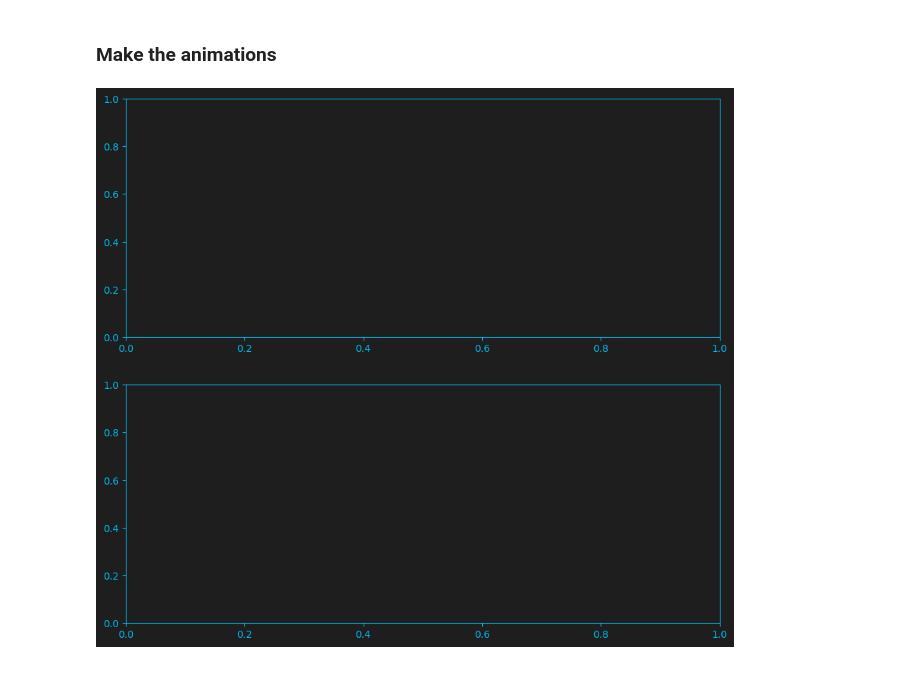
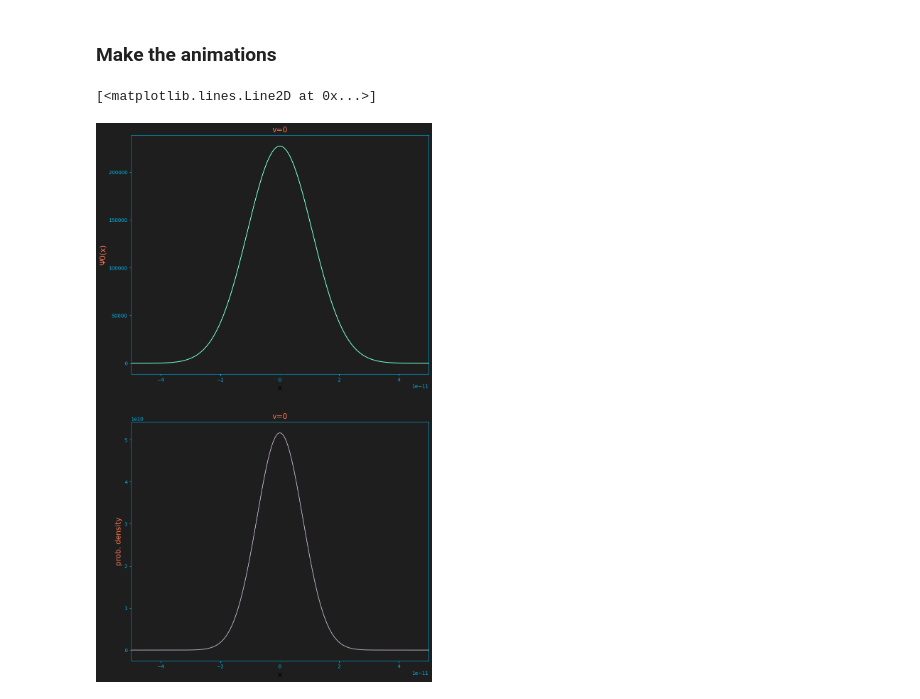
Before and after one commit to akey7/quantum-harmonic-oscillator, a Jupyter notebook: wavefunctions.ipynb, the cells around one changed output. Cells and saved outputs as stored; diff of their text form; code cells hidden in the pictures.

```diff
--- a/wavefunctions.ipynb
+++ b/wavefunctions.ipynb
@@ -30,10 +30,11 @@ prob_densities = [qho.prob_density(v, x_min, x_max, n_points) for v in vs]
 # %%
 dpi = 100
 width = 1080 / dpi
-height = 1920 / 2 / dpi
+height = 1920 / dpi
 num_frames = 100
 bgcolor = "#1E1E1E"
-line_color = "#73FBD3"
+line_color_1 = "#73FBD3"
+line_color_2 = "#B0A1BA"
 axis_color = "#01BAEF"
 annotation_color = "#FFFFFF"
 heading_text_color = "#FC7753"
@@ -42,13 +43,28 @@ heading_text_color = "#FC7753"
 # %%
 fig, axs = plt.subplots(nrows=2, ncols=1, dpi=dpi, figsize=(width, height))
 
 for ax in axs:
     ax.set_facecolor(bgcolor)
     fig.set_facecolor(bgcolor)
     ax.tick_params(axis='x', colors=axis_color)
     ax.tick_params(axis='y', colors=axis_color)
 
     for spine_direction in ["top", "right", "bottom", "left"]:
         ax.spines[spine_direction].set_color(axis_color)
+
+v = 0
+
+axs[0].set_title(f'v={v}', size=15, color=heading_text_color)
+axs[0].set_ylabel(f'Ψ{v}(x)', size=15, color=heading_text_color)
+axs[0].set_xlabel('x', size=15)
+axs[0].set_xlim(x_min, x_max)
+axs[0].plot(wavefunctions[v][0], wavefunctions[v][1], color=line_color_1)
+
+axs[1].set_title(f'v={v}', size=15, color=heading_text_color)
+axs[1].set_ylabel(f'prob. density', size=15, color=heading_text_color)
+axs[1].set_xlabel('x', size=15)
+axs[1].set_xlim(x_min, x_max)
+axs[1].plot(prob_densities[v][0], prob_densities[v][1], color=line_color_2)
 # %% [output]
+[<matplotlib.lines.Line2D at 0x...>]
-[figure, old version]
+[figure, new version]
```
